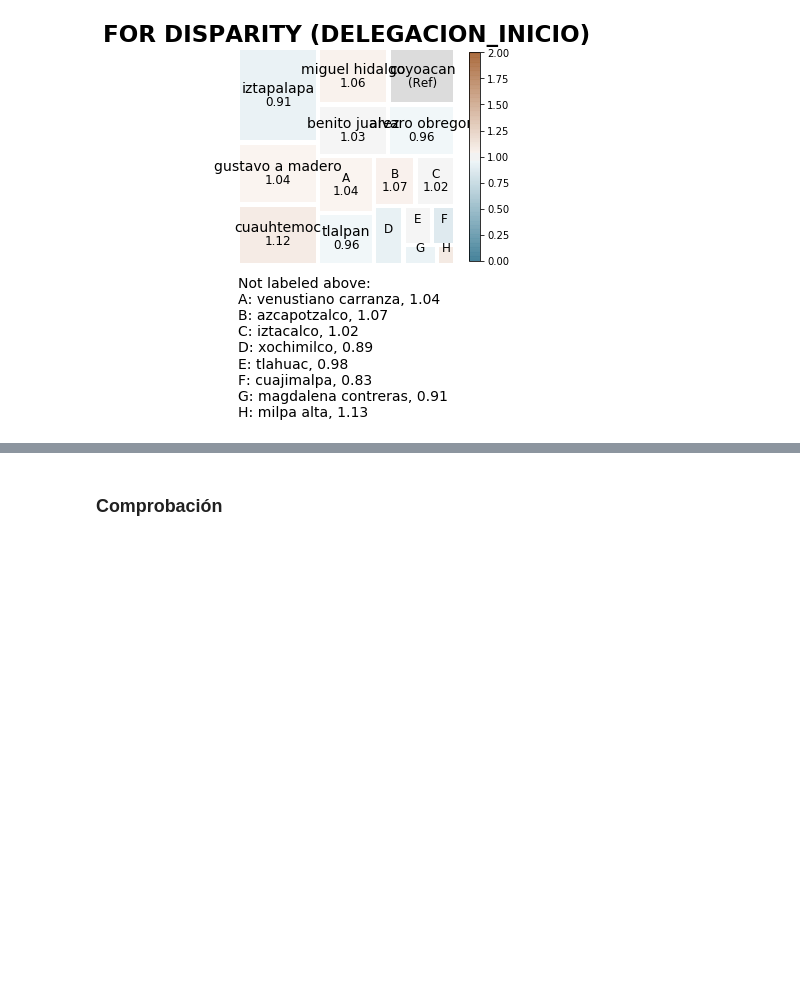
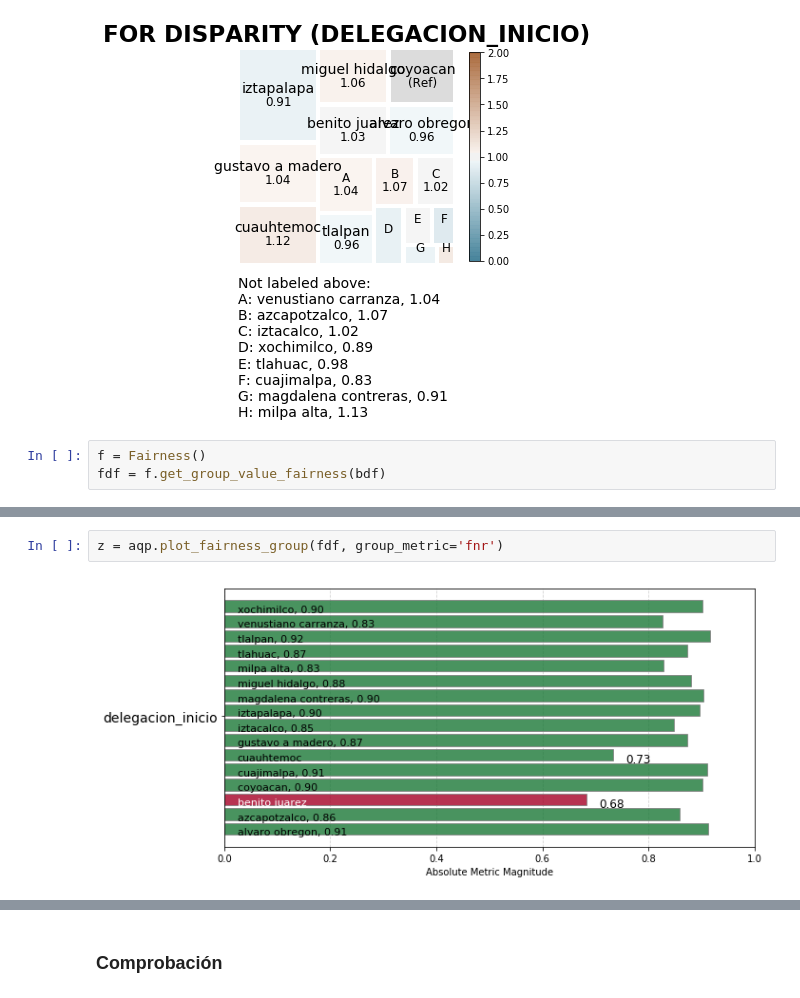
Before and after one commit to ArquitecturaProductoDatos7/Diseno_producto_de_datos-, a Jupyter notebook: BiasFairnessv1.ipynb, the cells around one changed output, grey strips where cells are left out. Saved outputs shown, nothing was run; the diff lists cells and outputs as text; blank space fills up the shorter version.

```diff
--- a/BiasFairnessv1.ipynb
+++ b/BiasFairnessv1.ipynb
@@ -317,3 +317,6 @@ aqp.plot_disparity(bdf, group_metric='for_disparity',
                    attribute_name='delegacion_inicio', significance_alpha=0.05)
 # %% [output]
 [figure]
+# %%
+f = Fairness()
+fdf = f.get_group_value_fairness(bdf)
@@ -319,0 +357,4 @@ aqp.plot_disparity(bdf, group_metric='for_disparity',
+# %%
+z = aqp.plot_fairness_group(fdf, group_metric='fnr')
+# %% [output]
+[figure, added]
```
Also changed, not shown: parts of 6 cells of this notebook.
